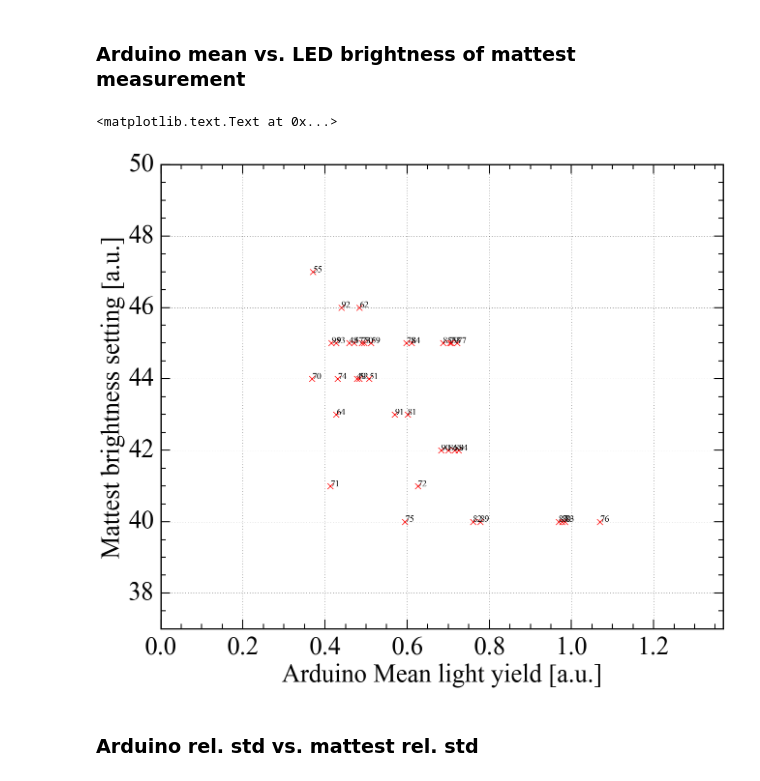
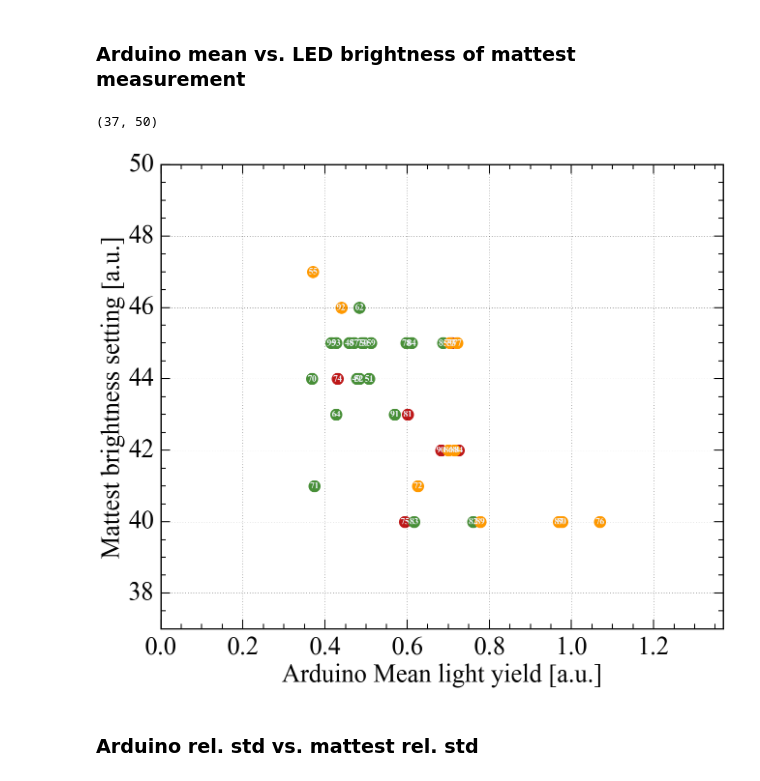
Before and after one commit to Burney222/QA_Lightbar, a Jupyter notebook: Plot_Lightbars.ipynb, the cells around one changed output. Drawn from its saved outputs; the diff is of its cells as text; code cells hidden in the pictures.

```diff
--- a/Plot_Lightbars.ipynb
+++ b/Plot_Lightbars.ipynb
@@ -171,21 +213,33 @@ for idx, data in enumerate([data_mattest, data_arduino]):
 # Plots
 # %% [markdown]
 ### Arduino mean vs. LED brightness of mattest measurement
-# %%
-plt.plot( df["Arduino_Mean"], df["Mattest_Brightness"], "rx" )
-for x,y, lightbar_nr in df[ ["Arduino_Mean", "Mattest_Brightness", "Lightbar"] ].values:
-    plt.text(x,y, lightbar_nr)
-
-plt.minorticks_on()
-plt.grid()
-
-plt.xlim(0,max(df["Arduino_Mean"]) + 0.3)
-plt.ylim(min(df["Mattest_Brightness"]) - 3, max(df["Mattest_Brightness"]) + 3)
-plt.xlabel("Arduino Mean light yield [a.u.]")
-plt.ylabel("Mattest brightness setting [a.u.]")
-# %% [output]
-<matplotlib.text.Text at 0x...>
-[figure, removed]
+# %%
+xcolumn = "Arduino_Mean"
+ycolumn = "Mattest_Brightness"
+
+uniformity_colors = {"bad" : "gcred", "ok" : "gcorange", "good" : "gcgreen"}
+
+#Plot in different colors
+for key, value in uniformity_colors.iteritems():
+    datapart = df.loc[ df["Uniformity"] == key ]
+    line2d = plt.plot( datapart[xcolumn], datapart[ycolumn],
+                       color=value, marker="o", lw=0, mew=0, ms=18)[0]
+
+#Plot numbers
+for x,y, lightbar_nr in df[ [xcolumn, ycolumn, "Lightbar"] ].values:
+    plt.text(x,y, int(lightbar_nr), ha="center", va="center", color="gcsilver", weight="heavy")
+
+plt.minorticks_on()
+plt.grid()
+
+plt.xlabel("Arduino Mean light yield [a.u.]")
+plt.ylabel("Mattest brightness setting [a.u.]")
+
+plt.xlim(0,max(df[xcolumn]) + 0.3)
+plt.ylim(min(df[ycolumn]) - 3, max(df[ycolumn]) + 3)
+# %% [output]
+(37, 50)
+[figure, added]
 # %% [markdown]
 ### Arduino rel. std vs. mattest rel. std
 # %%
```
Also changed, not shown: parts of 11 cells of this notebook, 46 other files.
